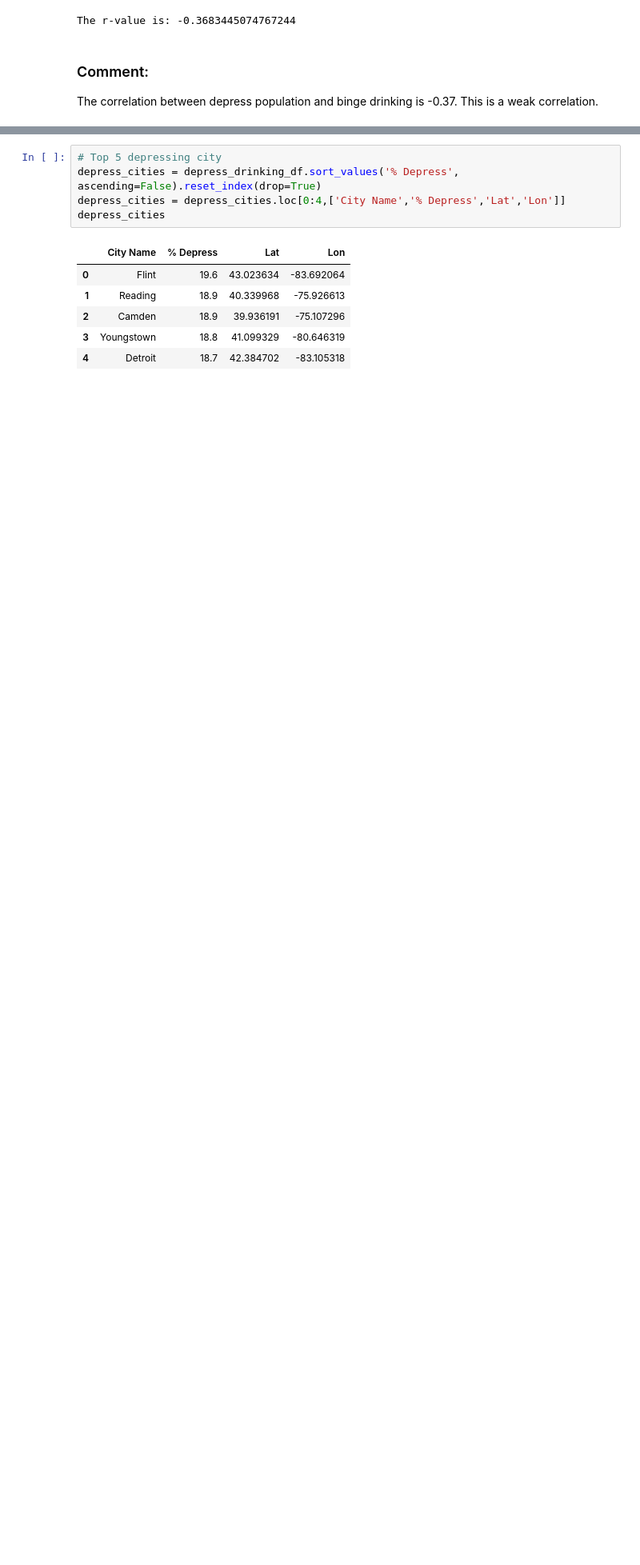
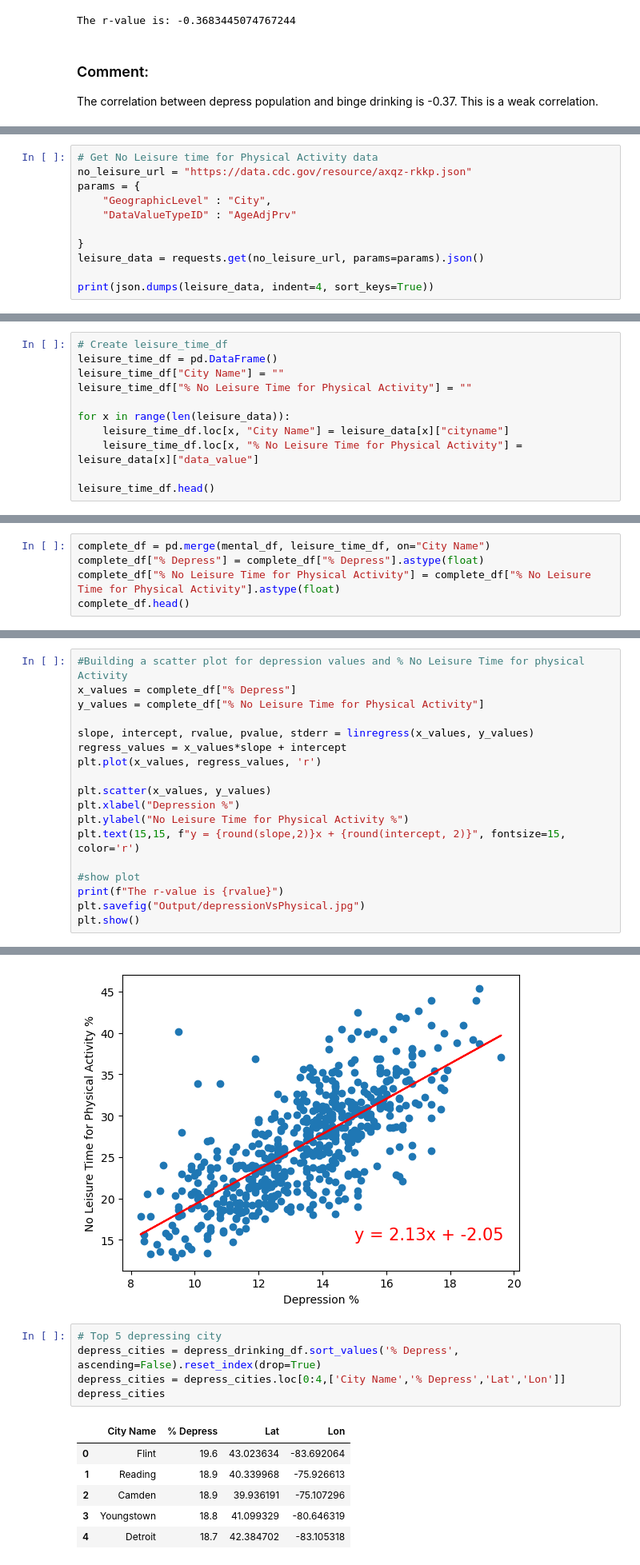
Before and after one commit to LanNguyen135/Group2, a Jupyter notebook: Alice.ipynb, the cells around one changed output, grey strips where cells are left out. Shown at 80% size. Drawn from its saved outputs; the diff is of its cells as text; blank space fills up the shorter version.

```diff
--- a/Alice.ipynb
+++ b/Alice.ipynb
@@ -241,0 +326,11 @@ The correlation between depress population and binge drinking is -0.37. This is
+# %%
+# Get No Leisure time for Physical Activity data
+no_leisure_url = "https://data.cdc.gov/resource/axqz-rkkp.json"
+params = {
+    "GeographicLevel" : "City",
+    "DataValueTypeID" : "AgeAdjPrv"
+
+}
+leisure_data = requests.get(no_leisure_url, params=params).json()
+
+print(json.dumps(leisure_data, indent=4, sort_keys=True))
@@ -241,0 +355,11 @@ The correlation between depress population and binge drinking is -0.37. This is
+# %%
+# Create leisure_time_df
+leisure_time_df = pd.DataFrame()
+leisure_time_df["City Name"] = ""
+leisure_time_df["% No Leisure Time for Physical Activity"] = ""
+
+for x in range(len(leisure_data)):
+    leisure_time_df.loc[x, "City Name"] = leisure_data[x]["cityname"]
+    leisure_time_df.loc[x, "% No Leisure Time for Physical Activity"] = leisure_data[x]["data_value"]
+
+leisure_time_df.head()
@@ -241,0 +373,5 @@ The correlation between depress population and binge drinking is -0.37. This is
+# %%
+complete_df = pd.merge(mental_df, leisure_time_df, on="City Name")
+complete_df["% Depress"] = complete_df["% Depress"].astype(float)
+complete_df["% No Leisure Time for Physical Activity"] = complete_df["% No Leisure Time for Physical Activity"].astype(float)
+complete_df.head()
@@ -241,0 +385,19 @@ The correlation between depress population and binge drinking is -0.37. This is
+# %%
+#Building a scatter plot for depression values and % No Leisure Time for physical Activity
+x_values = complete_df["% Depress"]
+y_values = complete_df["% No Leisure Time for Physical Activity"]
+
+slope, intercept, rvalue, pvalue, stderr = linregress(x_values, y_values)
+regress_values = x_values*slope + intercept
+plt.plot(x_values, regress_values, 'r')
+
+plt.scatter(x_values, y_values)
+plt.xlabel("Depression %")
+plt.ylabel("No Leisure Time for Physical Activity %")
+plt.text(15,15, f"y = {round(slope,2)}x + {round(intercept, 2)}", fontsize=15, color='r')
+
+#show plot
+print(f"The r-value is {rvalue}")
+plt.savefig("Output/depressionVsPhysical.jpg")
+plt.show()
+# %% [output]
@@ -242,3 +405,4 @@ The correlation between depress population and binge drinking is -0.37. This is
+[figure, added]
 # %%
 # Top 5 depressing city
 depress_cities = depress_drinking_df.sort_values('% Depress', ascending=False).reset_index(drop=True)
```
Also changed, not shown: parts of 15 cells of this notebook, 2 other files.
